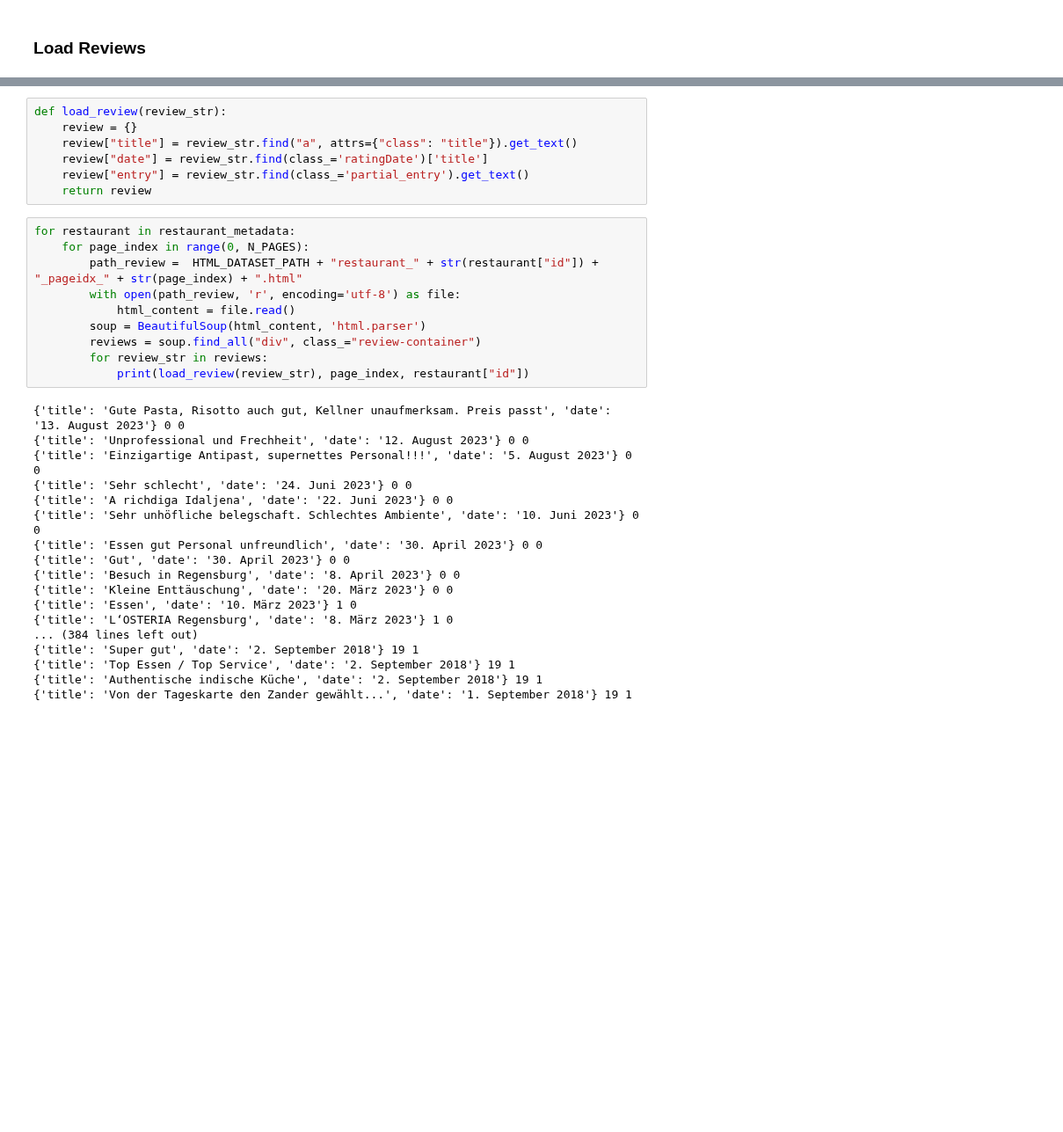
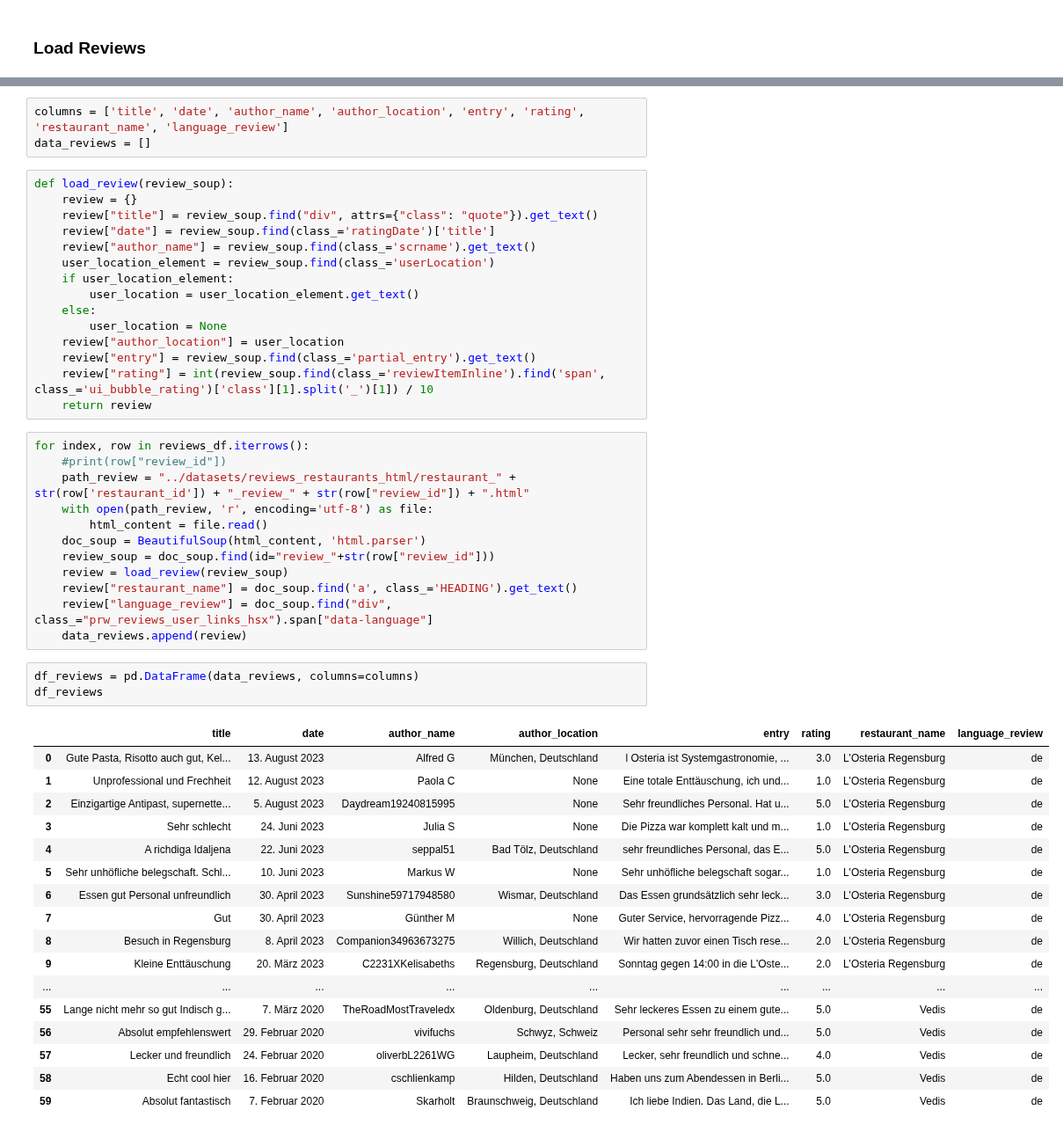
Before and after one commit to NilsHellwig/exploring-absa-llm-augmentation, a Jupyter notebook: 01 dataset creation/filter_reviews.ipynb, the cells around one changed output, grey strips where cells are left out. Shown at 88% size. Cells and saved outputs as stored; diff of their text form; blank space fills up the shorter version.

Commit message:
add notebook to filter reviews

```diff
--- a/01 dataset creation/filter_reviews.ipynb
+++ b/01 dataset creation/filter_reviews.ipynb
@@ -24,35 +23,51 @@ for index, row in df.iterrows():
+# %%
+columns = ['title', 'date', 'author_name', 'author_location', 'entry', 'rating', 'restaurant_name', 'language_review']
+data_reviews = []
 # %%
-def load_review(review_str):
+def load_review(review_soup):
     review = {}
-    review["title"] = review_str.find("a", attrs={"class": "title"}).get_text()
-    review["date"] = review_str.find(class_='ratingDate')['title']
-    review["entry"] = review_str.find(class_='partial_entry').get_text()
+    review["title"] = review_soup.find("div", attrs={"class": "quote"}).get_text()
+    review["date"] = review_soup.find(class_='ratingDate')['title']
+    review["author_name"] = review_soup.find(class_='scrname').get_text()
+    user_location_element = review_soup.find(class_='userLocation')
+    if user_location_element:
+        user_location = user_location_element.get_text()
+    else:
+        user_location = None
+    review["author_location"] = user_location
+    review["entry"] = review_soup.find(class_='partial_entry').get_text()
+    review["rating"] = int(review_soup.find(class_='reviewItemInline').find('span', class_='ui_bubble_rating')['class'][1].split('_')[1]) / 10
     return review
-# %%
-for restaurant in restaurant_metadata:
-    for page_index in range(0, N_PAGES):
-        path_review =  HTML_DATASET_PATH + "restaurant_" + str(restaurant["id"]) + "_pageidx_" + str(page_index) + ".html"
-        with open(path_review, 'r', encoding='utf-8') as file:
-            html_content = file.read()
-        soup = BeautifulSoup(html_content, 'html.parser')
-        reviews = soup.find_all("div", class_="review-container")
-        for review_str in reviews:
-            print(load_review(review_str), page_index, restaurant["id"])
-# %% [output]
-{'title': 'Gute Pasta, Risotto auch gut, Kellner unaufmerksam. Preis passt', 'date': '13. August 2023'} 0 0
-{'title': 'Unprofessional und Frechheit', 'date': '12. August 2023'} 0 0
-{'title': 'Einzigartige Antipast, supernettes Personal!!!', 'date': '5. August 2023'} 0 0
-{'title': 'Sehr schlecht', 'date': '24. Juni 2023'} 0 0
-{'title': 'A richdiga Idaljena', 'date': '22. Juni 2023'} 0 0
-{'title': 'Sehr unhöfliche belegschaft. Schlechtes Ambiente', 'date': '10. Juni 2023'} 0 0
-{'title': 'Essen gut Personal unfreundlich', 'date': '30. April 2023'} 0 0
-{'title': 'Gut', 'date': '30. April 2023'} 0 0
-{'title': 'Besuch in Regensburg', 'date': '8. April 2023'} 0 0
-{'title': 'Kleine Enttäuschung', 'date': '20. März 2023'} 0 0
-{'title': 'Essen', 'date': '10. März 2023'} 1 0
-{'title': 'L‘OSTERIA Regensburg', 'date': '8. März 2023'} 1 0
-... (384 lines left out)
-{'title': 'Super gut', 'date': '2. September 2018'} 19 1
-{'title': 'Top Essen / Top Service', 'date': '2. September 2018'} 19 1
-{'title': 'Authentische indische Küche', 'date': '2. September 2018'} 19 1
-{'title': 'Von der Tageskarte den Zander gewählt...', 'date': '1. September 2018'} 19 1
+# %%
+for index, row in reviews_df.iterrows():
+    #print(row["review_id"])
+    path_review = "../datasets/reviews_restaurants_html/restaurant_" + str(row['restaurant_id']) + "_review_" + str(row["review_id"]) + ".html"
+    with open(path_review, 'r', encoding='utf-8') as file:
+        html_content = file.read()
+    doc_soup = BeautifulSoup(html_content, 'html.parser')
+    review_soup = doc_soup.find(id="review_"+str(row["review_id"]))
+    review = load_review(review_soup)
+    review["restaurant_name"] = doc_soup.find('a', class_='HEADING').get_text()
+    review["language_review"] = doc_soup.find("div", class_="prw_reviews_user_links_hsx").span["data-language"]
+    data_reviews.append(review)
+# %%
+df_reviews = pd.DataFrame(data_reviews, columns=columns)
+df_reviews
+# %% [output]
+|  | title | date | author_name | author_location | entry | rating | restaurant_name | language_review |
+| 0 | Gute Pasta, Risotto auch gut, Kel... | 13. August 2023 | Alfred G | München, Deutschland | l Osteria ist Systemgastronomie, ... | 3.0 | L'Osteria Regensburg | de |
+| 1 | Unprofessional und Frechheit | 12. August 2023 | Paola C | None | Eine totale Enttäuschung, ich und... | 1.0 | L'Osteria Regensburg | de |
+| 2 | Einzigartige Antipast, supernette... | 5. August 2023 | Daydream19240815995 | None | Sehr freundliches Personal. Hat u... | 5.0 | L'Osteria Regensburg | de |
+| 3 | Sehr schlecht | 24. Juni 2023 | Julia S | None | Die Pizza war komplett kalt und m... | 1.0 | L'Osteria Regensburg | de |
+| 4 | A richdiga Idaljena | 22. Juni 2023 | seppal51 | Bad Tölz, Deutschland | sehr freundliches Personal, das E... | 5.0 | L'Osteria Regensburg | de |
+| 5 | Sehr unhöfliche belegschaft. Schl... | 10. Juni 2023 | Markus W | None | Sehr unhöfliche belegschaft sogar... | 1.0 | L'Osteria Regensburg | de |
+| 6 | Essen gut Personal unfreundlich | 30. April 2023 | Sunshine59717948580 | Wismar, Deutschland | Das Essen grundsätzlich sehr leck... | 3.0 | L'Osteria Regensburg | de |
+| 7 | Gut | 30. April 2023 | Günther M | None | Guter Service, hervorragende Pizz... | 4.0 | L'Osteria Regensburg | de |
+| 8 | Besuch in Regensburg | 8. April 2023 | Companion34963673275 | Willich, Deutschland | Wir hatten zuvor einen Tisch rese... | 2.0 | L'Osteria Regensburg | de |
+| 9 | Kleine Enttäuschung | 20. März 2023 | C2231XKelisabeths | Regensburg, Deutschland | Sonntag gegen 14:00 in die L'Oste... | 2.0 | L'Osteria Regensburg | de |
+| ... | ... | ... | ... | ... | ... | ... | ... | ... |
+| 55 | Lange nicht mehr so gut Indisch g... | 7. März 2020 | TheRoadMostTraveledx | Oldenburg, Deutschland | Sehr leckeres Essen zu einem gute... | 5.0 | Vedis | de |
+| 56 | Absolut empfehlenswert | 29. Februar 2020 | vivifuchs | Schwyz, Schweiz | Personal sehr sehr freundlich und... | 5.0 | Vedis | de |
+| 57 | Lecker und freundlich | 24. Februar 2020 | oliverbL2261WG | Laupheim, Deutschland | Lecker, sehr freundlich und schne... | 4.0 | Vedis | de |
+| 58 | Echt cool hier | 16. Februar 2020 | cschlienkamp | Hilden, Deutschland | Haben uns zum Abendessen in Berli... | 5.0 | Vedis | de |
+| 59 | Absolut fantastisch | 7. Februar 2020 | Skarholt | Braunschweig, Deutschland | Ich liebe Indien. Das Land, die L... | 5.0 | Vedis | de |
```
Also changed, not shown: parts of 4 cells of this notebook.
